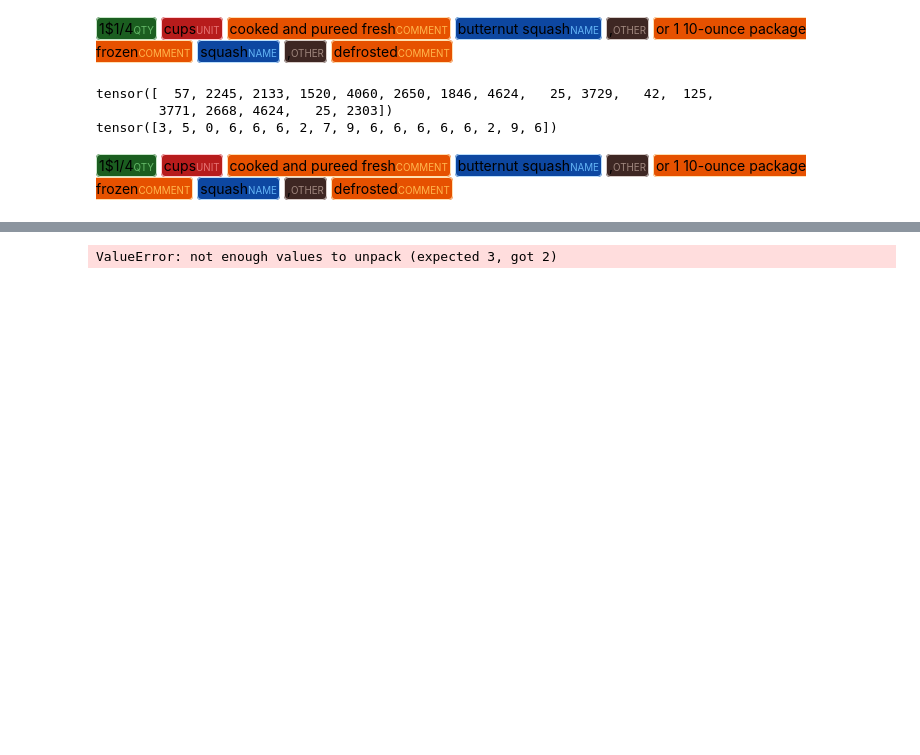
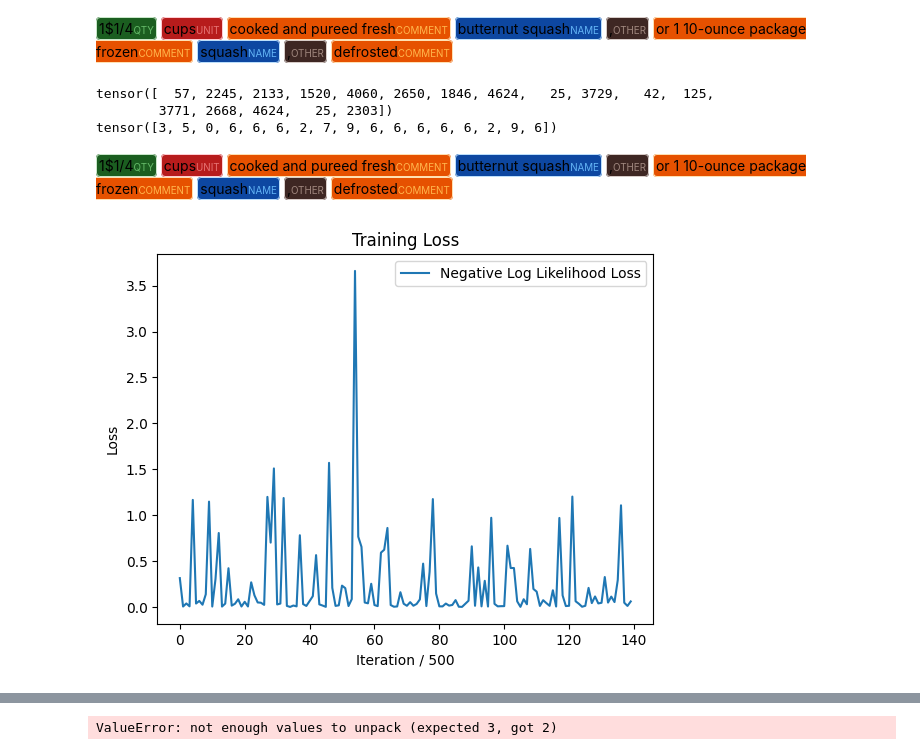
Before and after one commit to skytecat/RecipeNER, a Jupyter notebook: ner.ipynb, the cells around one changed output, grey strips where cells are left out. Drawn from its saved outputs; the diff is of its cells as text; code cells hidden in the pictures; blank space fills up the shorter version.

```diff
--- a/ner.ipynb
+++ b/ner.ipynb
@@ -122,41 +117,37 @@ optimizer = optim.Adam(model.parameters(), lr = 0.001)
 # %%
 # Список для хранения значений потерь
 loss_history = []
 
 # Цикл обучения
 for epoch in range(10):
-# выбор 10-12k рецептов рандомных
-    for _ in range(5_000):
-        i = np.random.randint(0,39_999)
-    # for i, (recipe, tags) in enumerate(training_data):
+    for r in range(7_000):
+        i = np.random.randint(0, 39_999)
+
         recipe, tags = training_data[i]
         model.zero_grad()
 
         encoded_recipe = converter.words_to_index(recipe)  # слово -> его номер в словаре
         encoded_tags   = converter.tags_to_index(tags)     # тэг   -> его номер в списке тэгов
 
         tag_scores     = model(encoded_recipe)
         loss = loss_function(tag_scores, encoded_tags)
         loss.backward()
         optimizer.step()
 
-    #     # Сохраняем значение потери каждые 500 итераций
-    #     if i % 500 == 0:
-    #         loss_value = loss.item()  # Получаем скалярное значение из тензора
-    #         loss_history.append(loss_value)
+        # Сохраняем значение потери каждые 500 итераций
+        if r % 500 == 0:
+            loss_value = loss.item()  # Получаем скалярное значение из тензора
+            loss_history.append(loss_value)
 
 
-    #     # # Прерываем цикл после 15000 итераций
-    #     # if i == 15000:
-    #     #     break
-
-
-# plt.plot(loss_history, label='Negative Log Likelihood Loss')
-# plt.xlabel('Iteration / 500')
-# plt.ylabel('Loss')
-# plt.title('Training Loss')
-# plt.legend()
-# plt.show()
+plt.plot(loss_history, label='Negative Log Likelihood Loss')
+plt.xlabel('Iteration / 500')
+plt.ylabel('Loss')
+plt.title('Training Loss')
+plt.legend()
+plt.show()
+# %% [output]
+[figure, added]
 # %%
 def predict_tags(model, converter, recipe):
 
```
Also changed, not shown: parts of 14 cells of this notebook, 1 other file.
